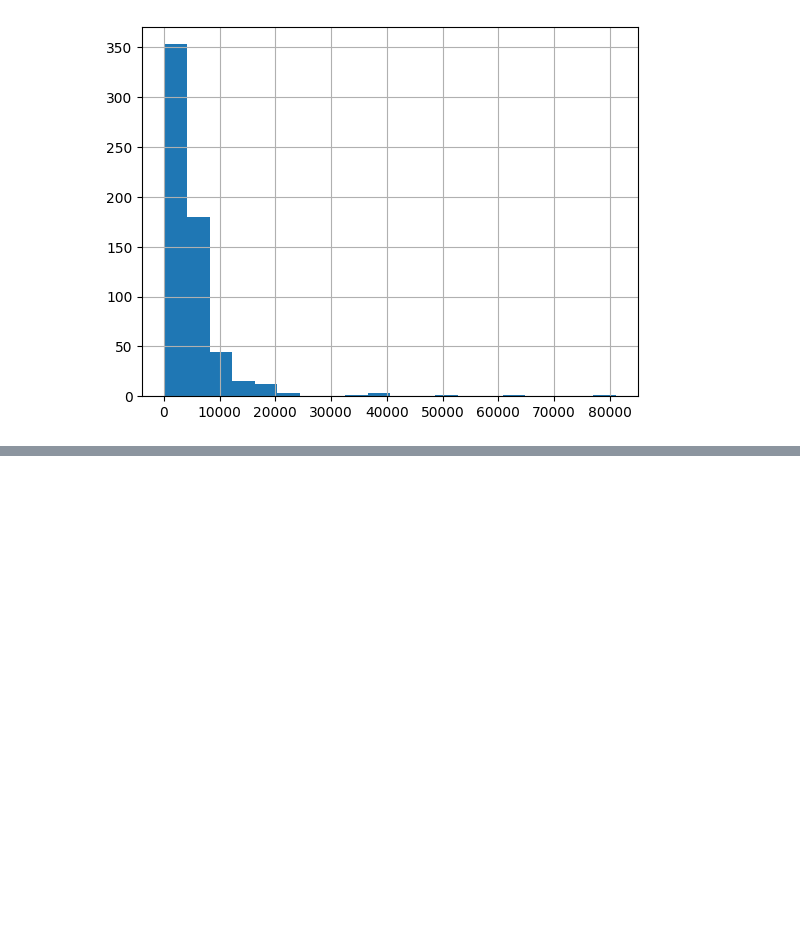
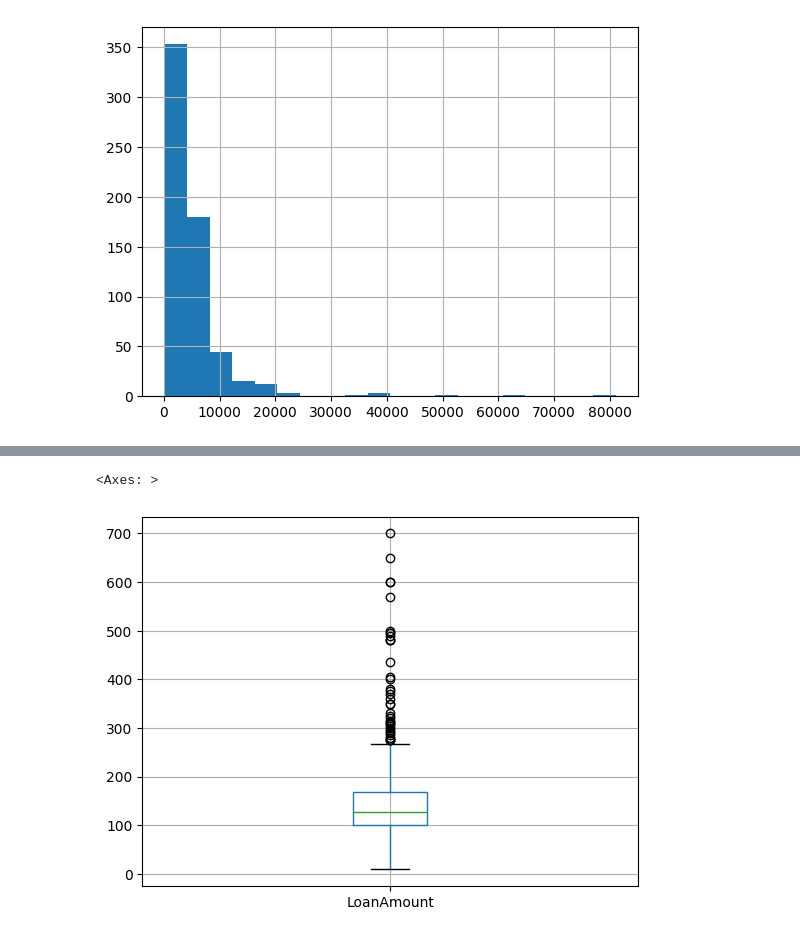
Before and after one commit to anupupadhaya123/Loan-Eligibility-Prediction, a Jupyter notebook: Untitled-1.ipynb, the cells around one changed output, grey strips where cells are left out. Drawn from its saved outputs; the diff is of its cells as text; code cells hidden in the pictures; blank space fills up the shorter version.

```diff
--- a/Untitled-1.ipynb
+++ b/Untitled-1.ipynb
@@ -61,0 +81,5 @@ dataset["ApplicantIncome"].hist(bins=20)
+# %%
+dataset.boxplot(column="LoanAmount")
+# %% [output]
+<Axes: >
+[figure, added]
```
Also changed, not shown: parts of 19 cells of this notebook.
